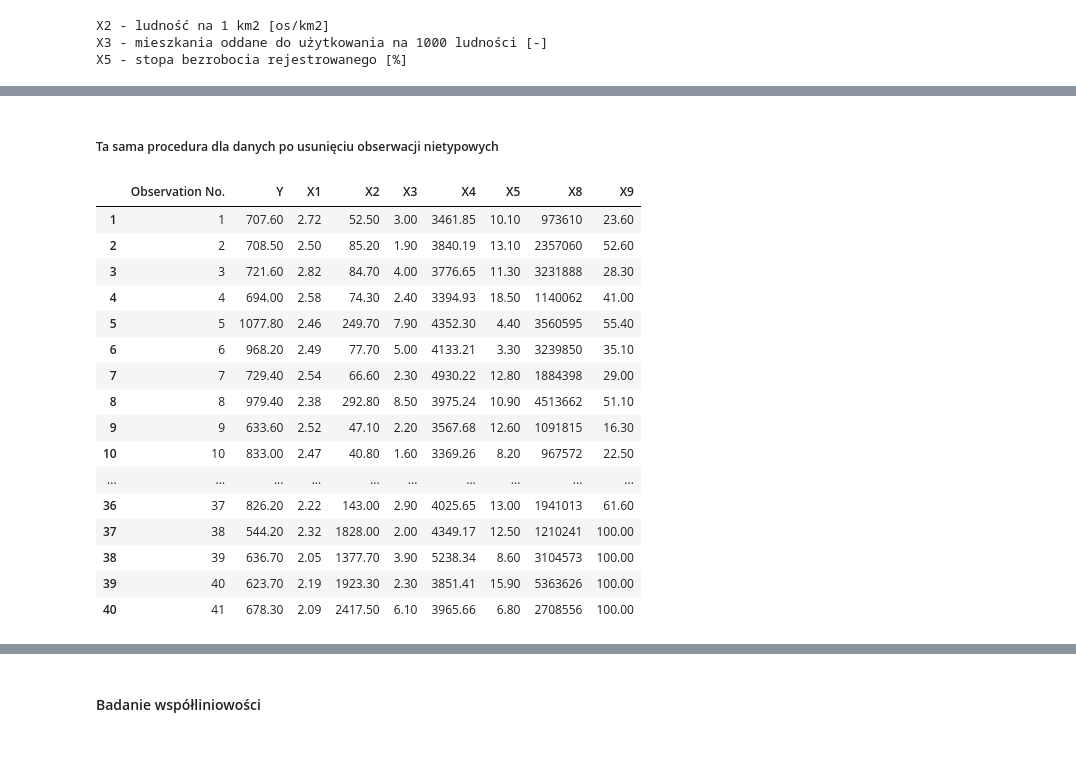
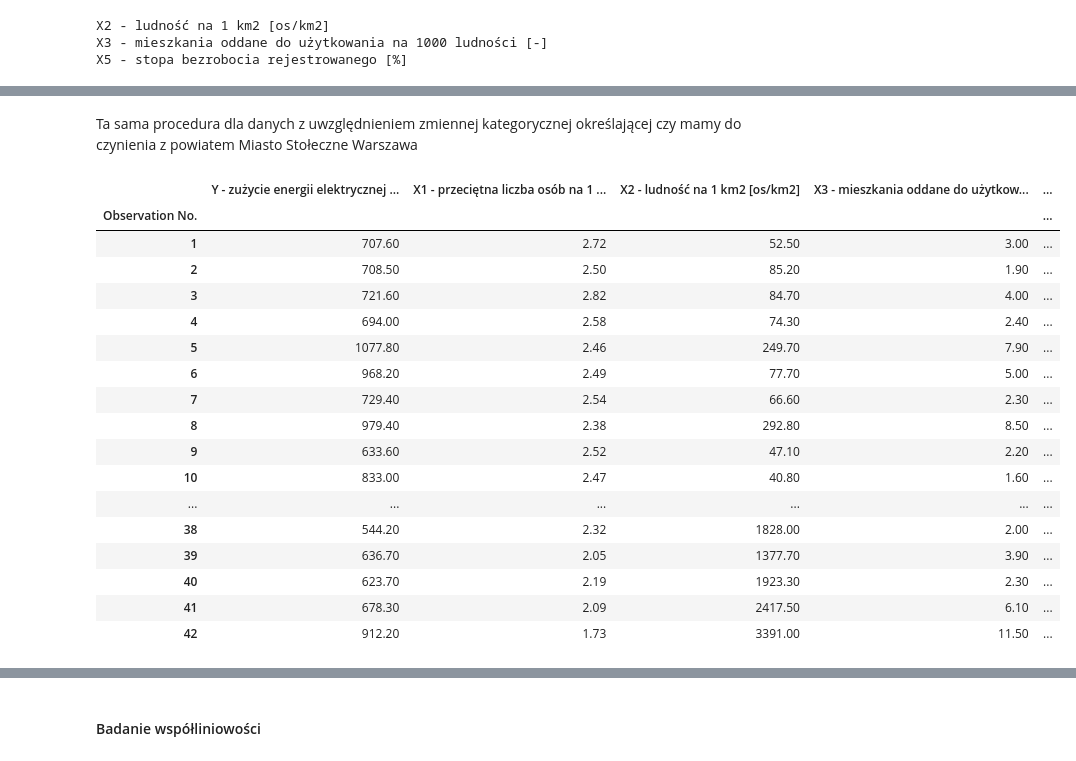
Before and after one commit to Radoslaw-Polak/project_econometry, a Jupyter notebook: projekt.ipynb, the cells around one changed output, grey strips where cells are left out. Cells and saved outputs as stored; diff of their text form; code cells hidden in the pictures.

```diff
--- a/projekt.ipynb
+++ b/projekt.ipynb
@@ -8,10 +8,10 @@ import seaborn as sns
 # %% [markdown]
 ##### Wczytanie danych
 # %%
-energy_cons_df = pd.read_excel('./data/dane_zuzycie_energii.xlsx', sheet_name='Sheet1')
-energy_cons_df.index = pd.RangeIndex(start=1, stop=43, step=1)
-energy_cons_df.index.name = 'Observation No.'
-energy_cons_df
+df_source = pd.read_excel('./data/dane_zuzycie_energii.xlsx', sheet_name='Sheet1')
+df_source.index = pd.RangeIndex(start=1, stop=43, step=1)
+df_source.index.name = 'Observation No.'
+df_source
 # %% [output]
 |  | Powiat | Y - zużycie energii elektrycznej ... | X1 - przeciętna liczba osób na 1 ... | X2 - ludność na 1 km2 [os/km2] | ... |
 | Observation No. |  |  |  |  | ... |
@@ -713,25 +737,25 @@ table
 # %% [markdown]
-##### Ta sama procedura dla danych po usunięciu obserwacji nietypowych
+Ta sama procedura dla danych z uwzględnieniem zmiennej kategorycznej określającej czy mamy do czynienia z powiatem Miasto Stołeczne Warszawa
 # %%
-obs_to_drop = [18, 42]
-energy_cons_cleaned_df = energy_cons_df.drop(index=obs_to_drop).reset_index()
-energy_cons_cleaned_df.index = pd.RangeIndex( start=1, stop=len(energy_cons_cleaned_df)+1, step=1 )
-energy_cons_cleaned_df
+energy_cons_df_v2 = df_source.drop(columns='Powiat').copy()
+energy_cons_df_v2['X_Warszawa - czy Powiat Miasto Stołeczne Warszawa'] = np.where(df_source['Powiat'] == 'Powiat m. st. Warszawa', 1, 0)
+energy_cons_df_v2
 # %% [output]
-|  | Observation No. | Y | X1 | X2 | X3 | X4 | X5 | X8 | X9 |
-| 1 | 1 | 707.60 | 2.72 | 52.50 | 3.00 | 3461.85 | 10.10 | 973610 | 23.60 |
-| 2 | 2 | 708.50 | 2.50 | 85.20 | 1.90 | 3840.19 | 13.10 | 2357060 | 52.60 |
-| 3 | 3 | 721.60 | 2.82 | 84.70 | 4.00 | 3776.65 | 11.30 | 3231888 | 28.30 |
-| 4 | 4 | 694.00 | 2.58 | 74.30 | 2.40 | 3394.93 | 18.50 | 1140062 | 41.00 |
-| 5 | 5 | 1077.80 | 2.46 | 249.70 | 7.90 | 4352.30 | 4.40 | 3560595 | 55.40 |
-| 6 | 6 | 968.20 | 2.49 | 77.70 | 5.00 | 4133.21 | 3.30 | 3239850 | 35.10 |
-| 7 | 7 | 729.40 | 2.54 | 66.60 | 2.30 | 4930.22 | 12.80 | 1884398 | 29.00 |
-| 8 | 8 | 979.40 | 2.38 | 292.80 | 8.50 | 3975.24 | 10.90 | 4513662 | 51.10 |
-| 9 | 9 | 633.60 | 2.52 | 47.10 | 2.20 | 3567.68 | 12.60 | 1091815 | 16.30 |
-| 10 | 10 | 833.00 | 2.47 | 40.80 | 1.60 | 3369.26 | 8.20 | 967572 | 22.50 |
-| ... | ... | ... | ... | ... | ... | ... | ... | ... | ... |
-| 36 | 37 | 826.20 | 2.22 | 143.00 | 2.90 | 4025.65 | 13.00 | 1941013 | 61.60 |
-| 37 | 38 | 544.20 | 2.32 | 1828.00 | 2.00 | 4349.17 | 12.50 | 1210241 | 100.00 |
-| 38 | 39 | 636.70 | 2.05 | 1377.70 | 3.90 | 5238.34 | 8.60 | 3104573 | 100.00 |
-| 39 | 40 | 623.70 | 2.19 | 1923.30 | 2.30 | 3851.41 | 15.90 | 5363626 | 100.00 |
-| 40 | 41 | 678.30 | 2.09 | 2417.50 | 6.10 | 3965.66 | 6.80 | 2708556 | 100.00 |
+|  | Y - zużycie energii elektrycznej ... | X1 - przeciętna liczba osób na 1 ... | X2 - ludność na 1 km2 [os/km2] | X3 - mieszkania oddane do użytkow... | ... |
+| Observation No. |  |  |  |  | ... |
+| 1 | 707.60 | 2.72 | 52.50 | 3.00 | ... |
+| 2 | 708.50 | 2.50 | 85.20 | 1.90 | ... |
+| 3 | 721.60 | 2.82 | 84.70 | 4.00 | ... |
+| 4 | 694.00 | 2.58 | 74.30 | 2.40 | ... |
+| 5 | 1077.80 | 2.46 | 249.70 | 7.90 | ... |
+| 6 | 968.20 | 2.49 | 77.70 | 5.00 | ... |
+| 7 | 729.40 | 2.54 | 66.60 | 2.30 | ... |
+| 8 | 979.40 | 2.38 | 292.80 | 8.50 | ... |
+| 9 | 633.60 | 2.52 | 47.10 | 2.20 | ... |
+| 10 | 833.00 | 2.47 | 40.80 | 1.60 | ... |
+| ... | ... | ... | ... | ... | ... |
+| 38 | 544.20 | 2.32 | 1828.00 | 2.00 | ... |
+| 39 | 636.70 | 2.05 | 1377.70 | 3.90 | ... |
+| 40 | 623.70 | 2.19 | 1923.30 | 2.30 | ... |
+| 41 | 678.30 | 2.09 | 2417.50 | 6.10 | ... |
+| 42 | 912.20 | 1.73 | 3391.00 | 11.50 | ... |
```
Also changed, not shown: parts of 56 cells of this notebook, 1 other file.
